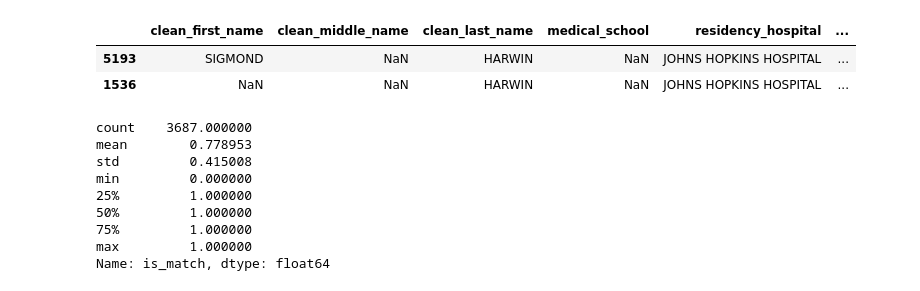
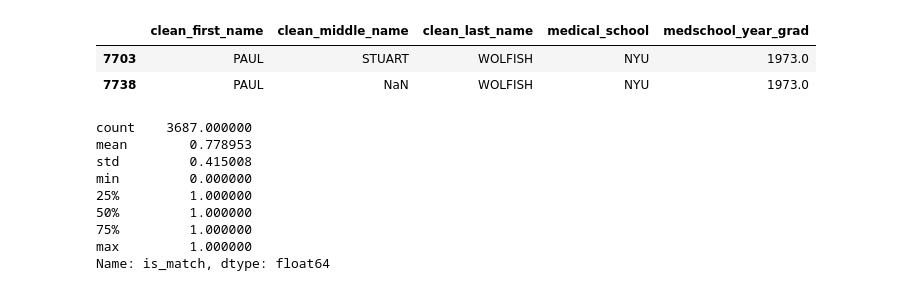
Before and after one commit to Lrraymond13/yellow_beret, a Jupyter notebook: Dedupe and Standardize Index Card Data.ipynb, the cells around one changed output. Saved outputs shown, nothing was run; the diff lists cells and outputs as text; code cells hidden in the pictures.

```diff
--- a/Dedupe and Standardize Index Card Data.ipynb
+++ b/Dedupe and Standardize Index Card Data.ipynb
@@ -244,15 +302,20 @@ all_app6  = pd.concat(
 # %%
-last_name = 'HARWIN'
+last_name = 'WOLFISH'
 
+
+# f_name = 'ADAM'
+# m_name = 'NORMAN'
+# all_app5.loc[(
+#         all_app5.clean_first_name==f_name) & (all_app5.clean_middle_name==m_name), NAME_COLS+['medical_school', 'residency_hospital', 'internship_hospital_1']]
 all_app5.loc[all_app5.clean_last_name==last_name, NAME_COLS+['medical_school', 'residency_hospital', 'internship_hospital_1']]
 # missing_names.loc[missing_names.clean_last_name==last_name, NAME_COLS+['medical_school']]
 # manual_fixes.loc[manual_fixes.clean_first_name=='LAWRENCE',  NAME_COLS+['medical_school']]
 # manual_fixes.loc[manual_fixes.clean_last_name==last_name,  NAME_COLS+['medical_school']]
-# all_app6.loc[all_app6.clean_last_name==last_name,  NAME_COLS+['medical_school', 'medschool_year_grad']]
+all_app6.loc[all_app6.clean_last_name==last_name,  NAME_COLS+['medical_school', 'medschool_year_grad']]
 # %% [output]
-|  | clean_first_name | clean_middle_name | clean_last_name | medical_school | residency_hospital | ... |
-| 5193 | SIGMOND | NaN | HARWIN | NaN | JOHNS HOPKINS HOSPITAL | ... |
-| 1536 | NaN | NaN | HARWIN | NaN | JOHNS HOPKINS HOSPITAL | ... |
+|  | clean_first_name | clean_middle_name | clean_last_name | medical_school | medschool_year_grad |
+| 7703 | PAUL | STUART | WOLFISH | NYU | 1973.0 |
+| 7738 | PAUL | NaN | WOLFISH | NYU | 1973.0 |
 # %%
 all_app6['clean_first_initial'] = all_app6.clean_first_name.apply(get_first_letter)
 all_app6['clean_middle_initial'] = all_app6.clean_middle_name.apply(get_first_letter)
```
Also changed, not shown: parts of 8 cells of this notebook, 6 other files.
